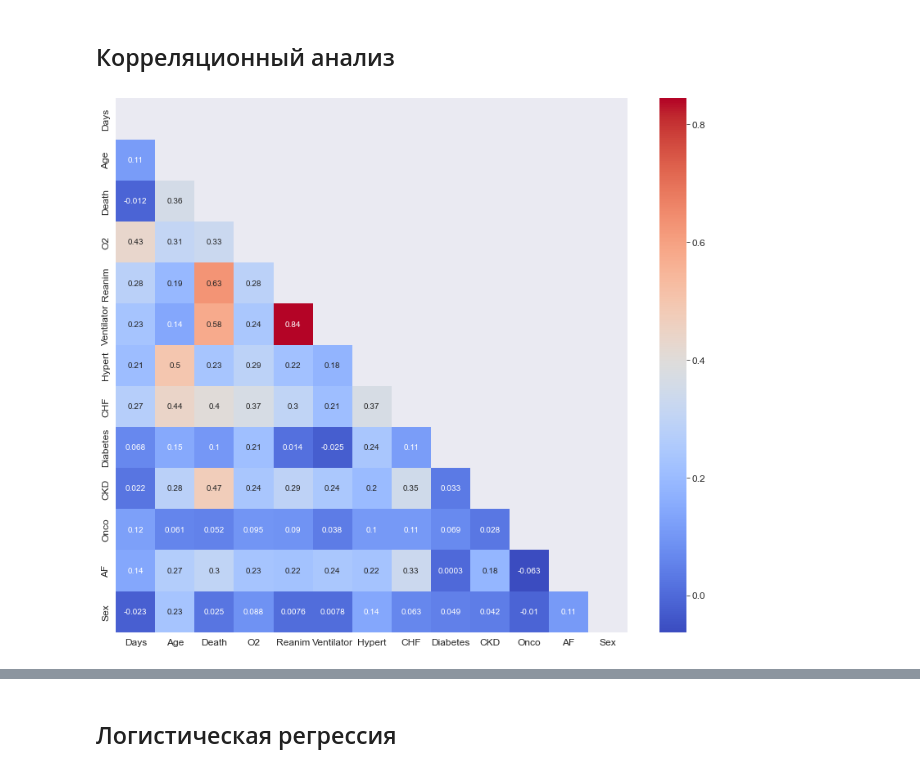
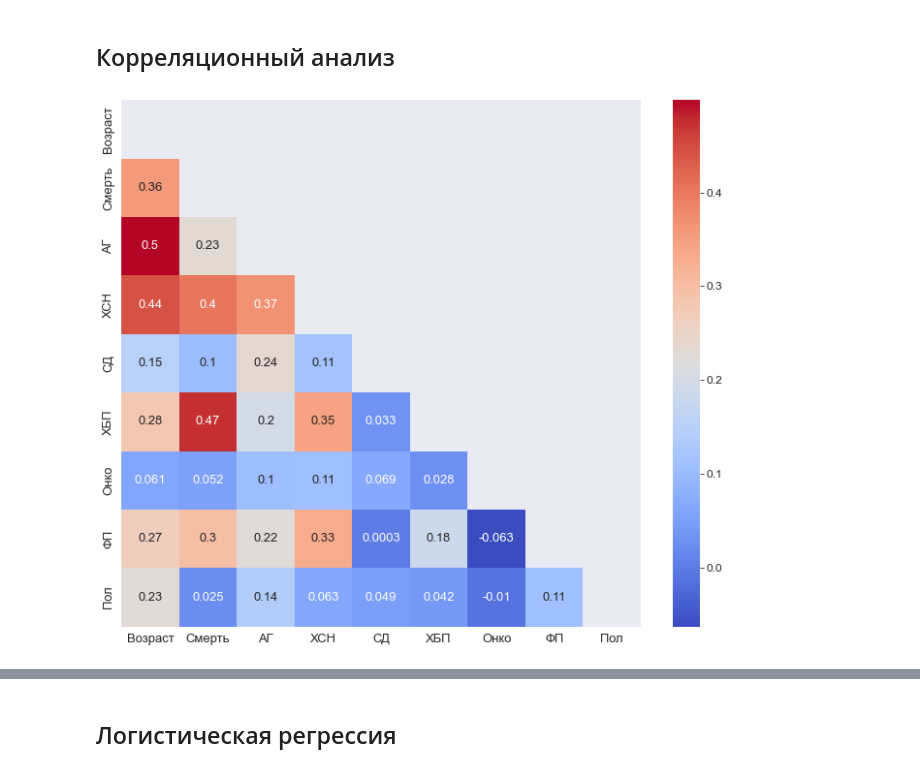
Before and after one commit to Aleee/rsschool_ml, a Jupyter notebook: !Report.ipynb, the cells around one changed output, grey strips where cells are left out. Drawn from its saved outputs; the diff is of its cells as text; code cells hidden in the pictures.

```diff
--- a/!Report.ipynb
+++ b/!Report.ipynb
@@ -232,11 +307,13 @@ ax.yaxis.set_major_formatter(mtick.PercentFormatter(1));
 # %% [markdown]
 ## Корреляционный анализ
 # %%
-data.drop(columns=["COPD"], inplace=True)
+data.drop(columns=["COPD", "Ventilator", "O2", "Reanim", "Days"], inplace=True)
 # %%
 corr= data.corr()
 matrix = np.triu(corr)
-plt.figure(figsize=(14, 12))
-sns.heatmap(corr, annot=True, mask=matrix, cmap='coolwarm');
+plt.figure(figsize=(12, 10))
+ax = sns.heatmap(corr, annot=True, mask=matrix, cmap='coolwarm', annot_kws={"size":13});
+ax.set_yticklabels(["Возраст", "Смерть", "АГ", "ХСН", "СД", "ХБП", "Онко", "ФП", "Пол"], fontsize=13);
+ax.set_xticklabels(["Возраст", "Смерть", "АГ", "ХСН", "СД", "ХБП", "Онко", "ФП", "Пол"], fontsize=13);
 # %% [output]
-[figure, old version]
+[figure, new version]
```
Also changed, not shown: parts of 22 cells of this notebook.
